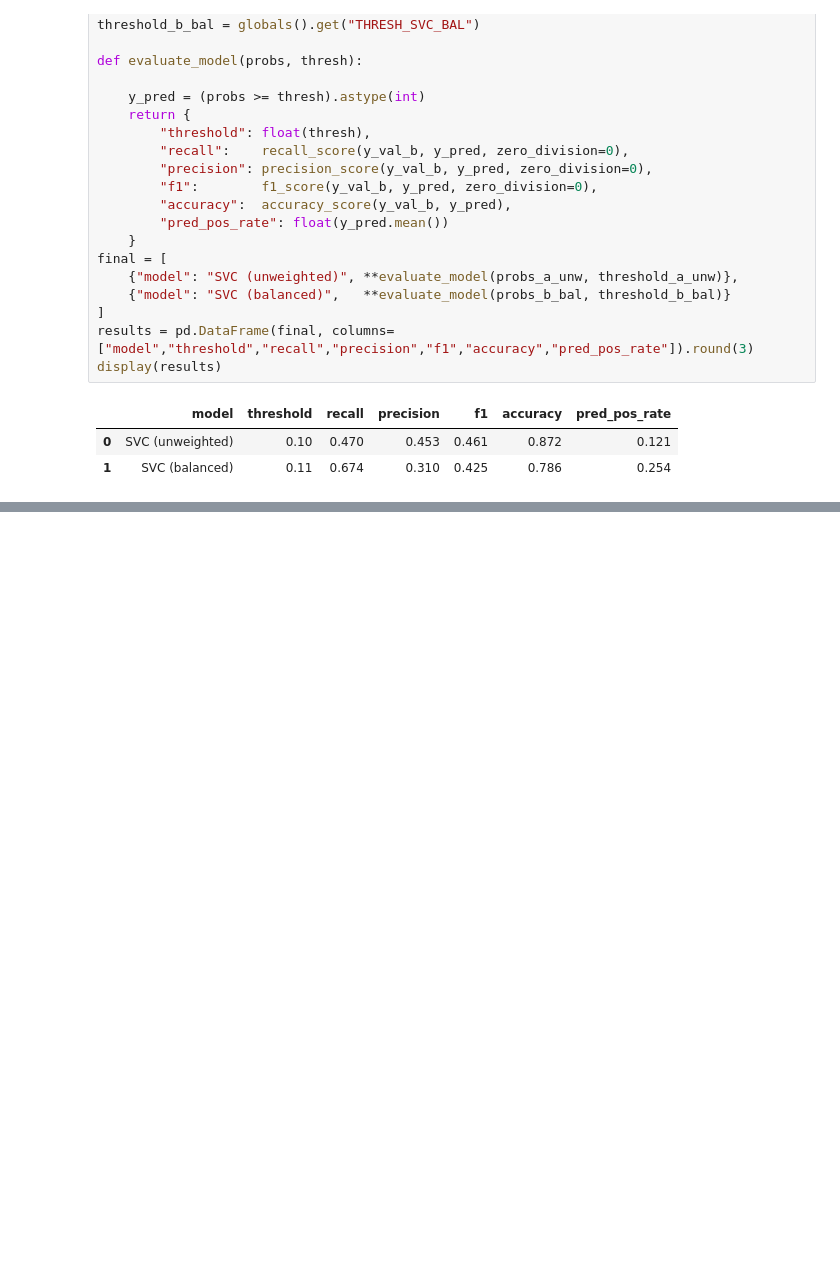
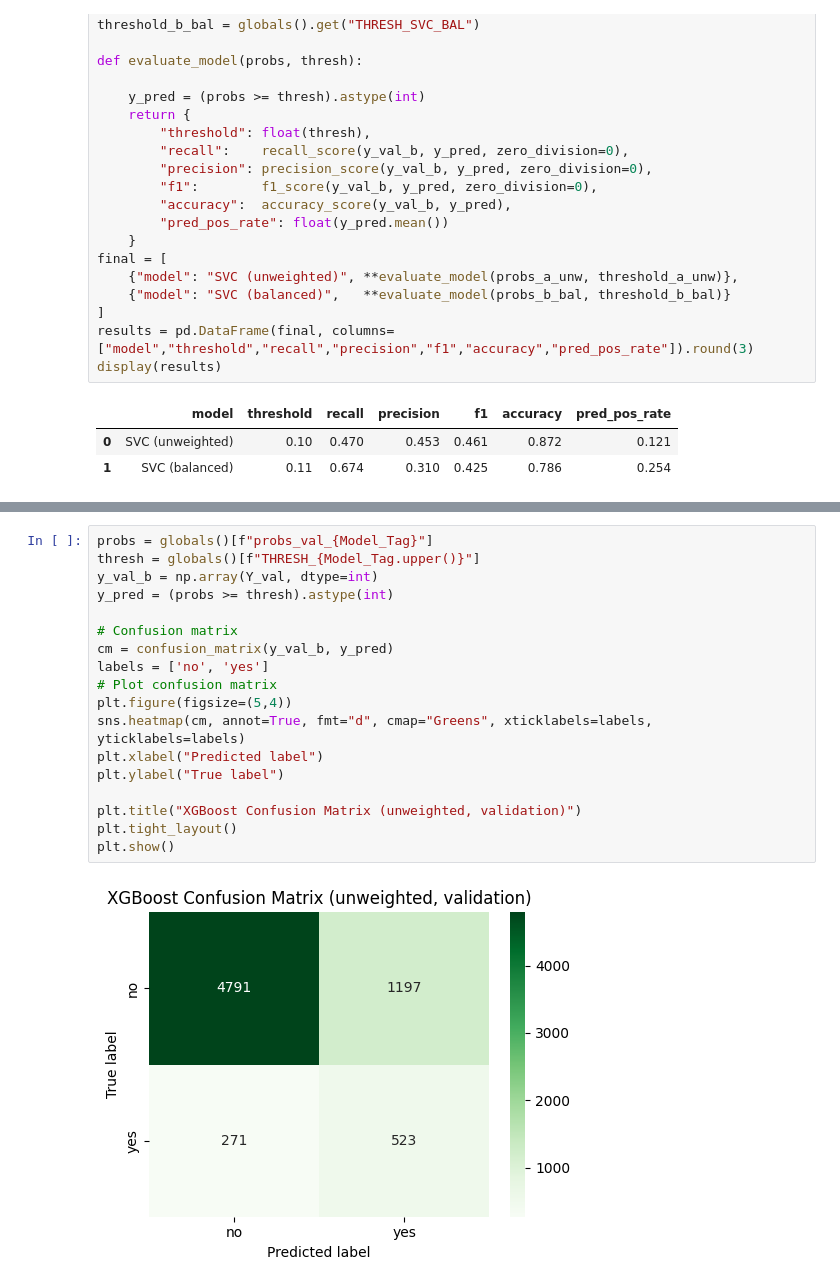
Before and after one commit to SuperDataScience-Community-Projects/SDS-CP038-banktermpredict, a Jupyter notebook: beginner/submissions/team-members/Mahtab/data-analysis.ipynb, the cells around one changed output, grey strips where cells are left out. Drawn from its saved outputs; the diff is of its cells as text; blank space fills up the shorter version.

Commit message:
Selected the best-performing model

```diff
--- a/beginner/submissions/team-members/Mahtab/data-analysis.ipynb
+++ b/beginner/submissions/team-members/Mahtab/data-analysis.ipynb
@@ -2416,0 +2520,20 @@ display(results)
+# %%
+probs = globals()[f"probs_val_{Model_Tag}"]
+thresh = globals()[f"THRESH_{Model_Tag.upper()}"]
+y_val_b = np.array(Y_val, dtype=int)
+y_pred = (probs >= thresh).astype(int)
+
+# Confusion matrix
+cm = confusion_matrix(y_val_b, y_pred)
+labels = ['no', 'yes']
+# Plot confusion matrix
+plt.figure(figsize=(5,4))
+sns.heatmap(cm, annot=True, fmt="d", cmap="Greens", xticklabels=labels, yticklabels=labels)
+plt.xlabel("Predicted label")
+plt.ylabel("True label")
+
+plt.title("XGBoost Confusion Matrix (unweighted, validation)")
+plt.tight_layout()
+plt.show()
+# %% [output]
+[figure, added]
```
Also changed, not shown: parts of 96 cells of this notebook, 1 other file.
